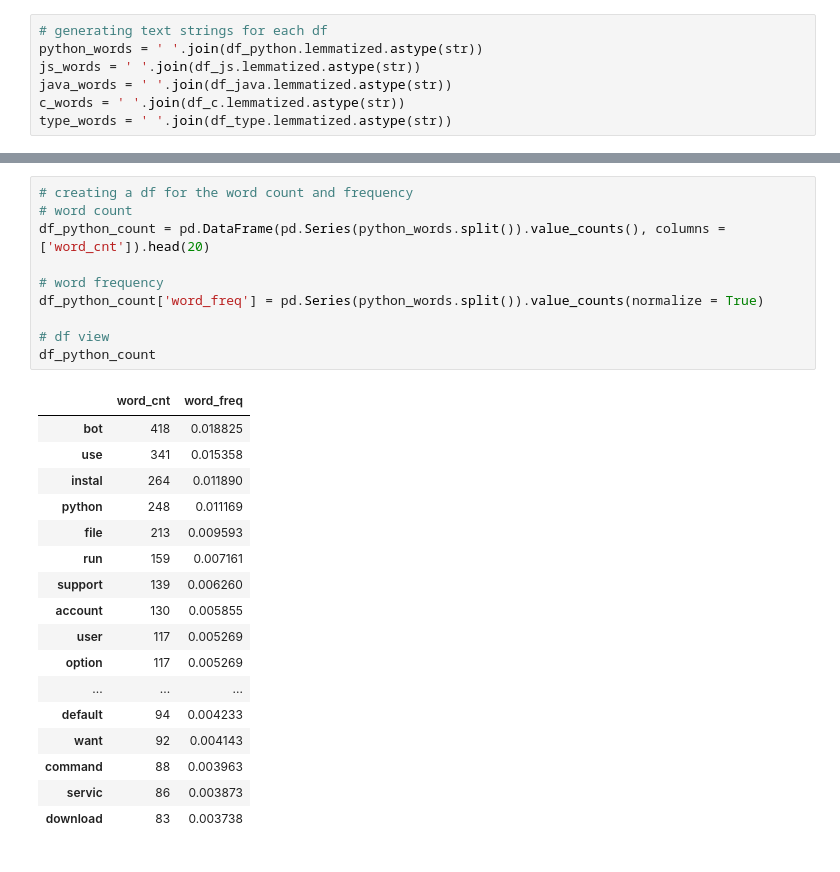
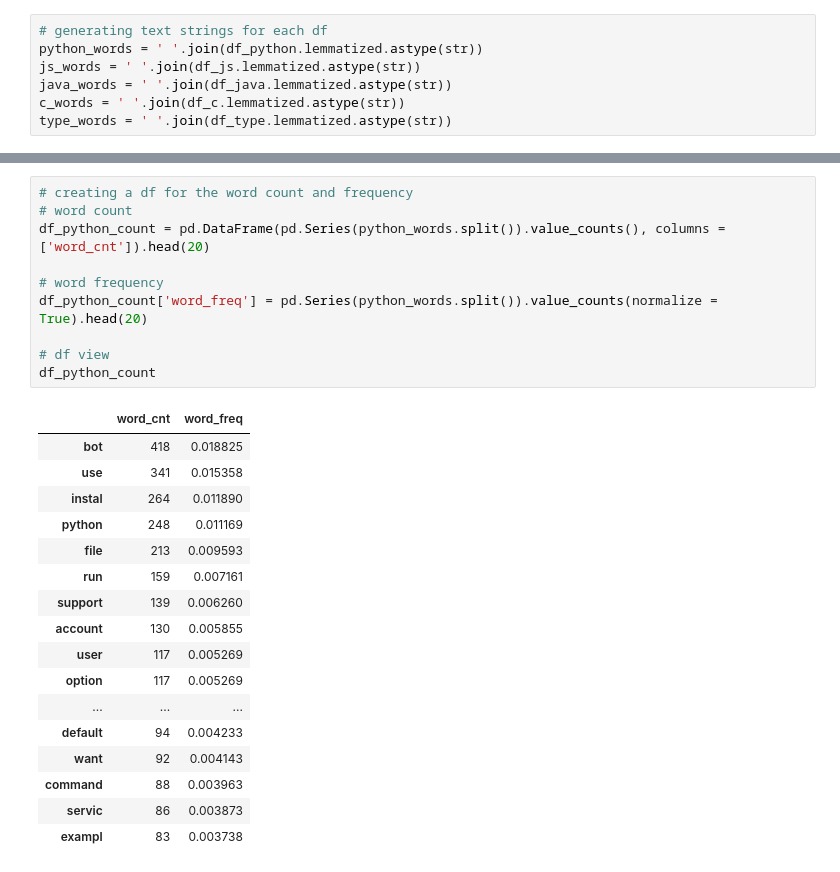
Before and after one commit to NLP-Project-Hopper2/NLP-Project-Hopper2, a Jupyter notebook: stephanies_notebook.ipynb, the cells around one changed output, grey strips where cells are left out. Saved outputs shown, nothing was run; the diff lists cells and outputs as text.

```diff
--- a/stephanies_notebook.ipynb
+++ b/stephanies_notebook.ipynb
@@ -127,28 +147,28 @@ type_words = ' '.join(df_type.lemmatized.astype(str))
 # %%
 # creating a df for the word count and frequency
 # word count
 df_python_count = pd.DataFrame(pd.Series(python_words.split()).value_counts(), columns = ['word_cnt']).head(20)
 
 # word frequency
-df_python_count['word_freq'] = pd.Series(python_words.split()).value_counts(normalize = True)
+df_python_count['word_freq'] = pd.Series(python_words.split()).value_counts(normalize = True).head(20)
 
 # df view
 df_python_count
 # %% [output]
 |  | word_cnt | word_freq |
 | bot | 418 | 0.018825 |
 | use | 341 | 0.015358 |
 | instal | 264 | 0.011890 |
 | python | 248 | 0.011169 |
 | file | 213 | 0.009593 |
 | run | 159 | 0.007161 |
 | support | 139 | 0.006260 |
 | account | 130 | 0.005855 |
 | user | 117 | 0.005269 |
 | option | 117 | 0.005269 |
 | ... | ... | ... |
 | default | 94 | 0.004233 |
 | want | 92 | 0.004143 |
 | command | 88 | 0.003963 |
 | servic | 86 | 0.003873 |
-| download | 83 | 0.003738 |
+| exampl | 83 | 0.003738 |
```
Also changed, not shown: parts of 7 cells of this notebook, 1 other file.
